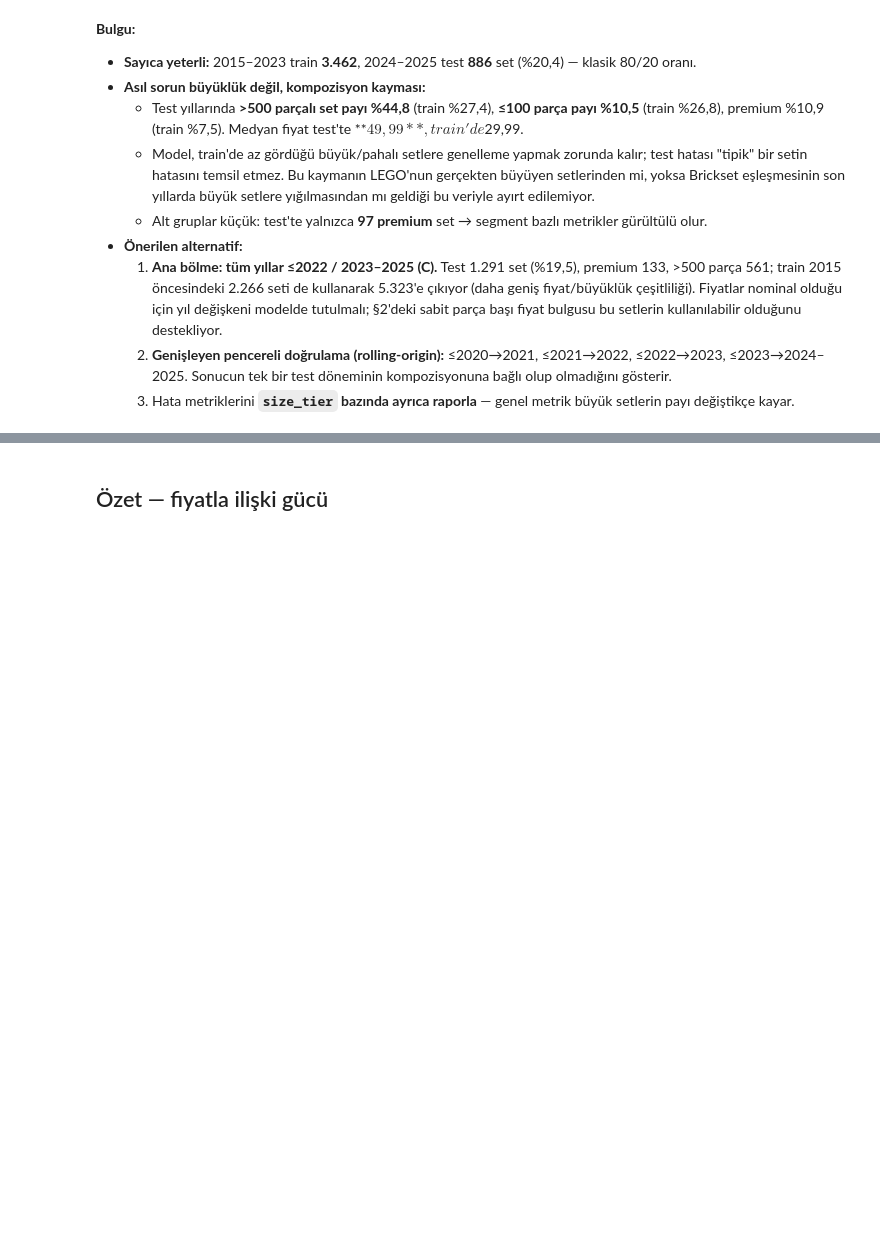
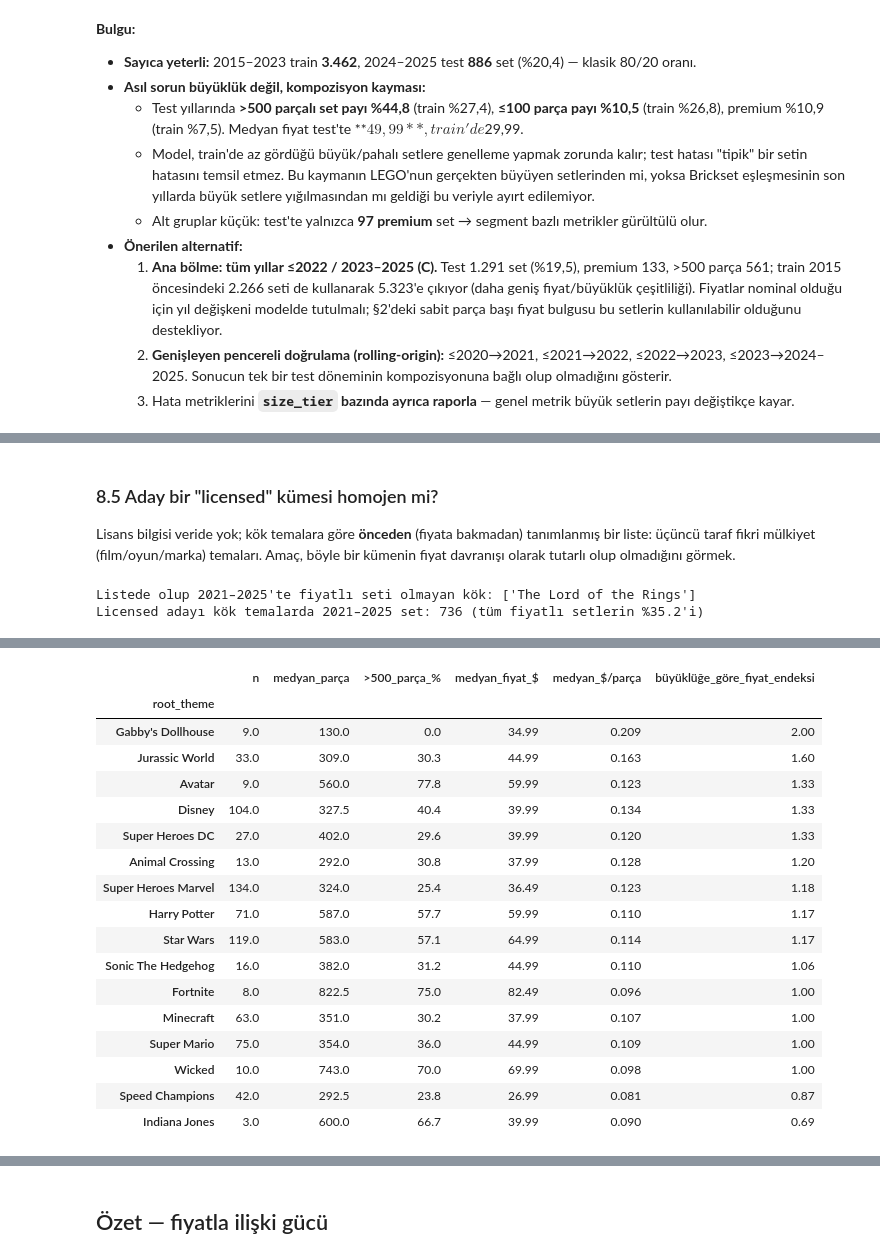
Before and after one commit to didemmrsln/brick-by-brick-lego-analysis, a Jupyter notebook: notebooks/08_price_eda.ipynb, the cells around one changed output, grey strips where cells are left out. Drawn from its saved outputs; the diff is of its cells as text; code cells hidden in the pictures; blank space fills up the shorter version.

```diff
--- a/notebooks/08_price_eda.ipynb
+++ b/notebooks/08_price_eda.ipynb
@@ -620,0 +760,6 @@ size_tier
+# %%
+# Duplo kökü altındaki "Basic Set" ve "Town" setleri gerçekten Duplo mu? Parça başına fiyat ne diyor?
+recent["price_per_part"] = recent["retail_price_us"] / recent["num_parts"]
+print("Parça başına medyan fiyat ($), 2021–2025:")
+print(recent.groupby(recent["root_theme"].eq("Duplo").map({True: "Duplo kökü", False: "diğer tüm kökler"}))["price_per_part"].median().round(3).to_string())
+recent.loc[recent["root_theme"] == "Duplo", ["set_num", "name", "theme_name", "theme_tier", "num_parts", "retail_price_us"]].sort_values("set_num").head(10)
@@ -620,0 +988,25 @@ size_tier
+# %% [markdown]
+### 8.5 Aday bir "licensed" kümesi homojen mi?
+
+Lisans bilgisi veride yok; kök temalara göre **önceden** (fiyata bakmadan) tanımlanmış bir liste: üçüncü taraf fikri
+mülkiyet (film/oyun/marka) temaları. Amaç, böyle bir kümenin fiyat davranışı olarak tutarlı olup olmadığını görmek.
+# %%
+LICENSED_ROOTS = ["Star Wars", "Harry Potter", "Super Heroes Marvel", "Super Heroes DC", "Disney", "Jurassic World",
+                  "Minecraft", "Super Mario", "Avatar", "Sonic The Hedgehog", "Fortnite", "Animal Crossing", "Wicked",
+                  "Speed Champions", "The Lord of the Rings", "Indiana Jones", "Gabby's Dollhouse"]
+print("Listede olup 2021–2025'te fiyatlı seti olmayan kök:", sorted(set(LICENSED_ROOTS) - set(recent["root_theme"])) or "yok")
+
+lic = recent[recent["root_theme"].isin(LICENSED_ROOTS) & (recent["theme_tier"] == "other")]  # UCS premium'da kalıyor
+lic_roots = lic.groupby("root_theme").apply(behaviour, include_groups=False).sort_values("büyüklüğe_göre_fiyat_endeksi", ascending=False)
+summary_lic = pd.DataFrame({
+    "licensed adayı (tümü)": behaviour(lic),
+    "premium (mevcut)": behaviour(recent[recent["theme_tier"] == "premium"]),
+    "mass_market (Duplo hariç)": behaviour(recent[(recent["theme_tier"] == "mass_market") & not_duplo]),
+    "other (licensed ve Duplo hariç)": behaviour(recent[(recent["theme_tier"] == "other") & ~recent.index.isin(lic.index) & not_duplo]),
+}).T
+print(f"Licensed adayı kök temalarda 2021–2025 set: {len(lic):,} (tüm fiyatlı setlerin %{len(lic) / len(recent) * 100:.1f}'i)")
+display(summary_lic)
+lic_roots
+# %% [output]
+Listede olup 2021–2025'te fiyatlı seti olmayan kök: ['The Lord of the Rings']
+Licensed adayı kök temalarda 2021–2025 set: 736 (tüm fiyatlı setlerin %35.2'i)
@@ -620,0 +1018,18 @@ size_tier
+|  | n | medyan_parça | >500_parça_% | medyan_fiyat_$ | medyan_$/parça | büyüklüğe_göre_fiyat_endeksi |
+| root_theme |  |  |  |  |  |  |
+| Gabby's Dollhouse | 9.0 | 130.0 | 0.0 | 34.99 | 0.209 | 2.00 |
+| Jurassic World | 33.0 | 309.0 | 30.3 | 44.99 | 0.163 | 1.60 |
+| Avatar | 9.0 | 560.0 | 77.8 | 59.99 | 0.123 | 1.33 |
+| Disney | 104.0 | 327.5 | 40.4 | 39.99 | 0.134 | 1.33 |
+| Super Heroes DC | 27.0 | 402.0 | 29.6 | 39.99 | 0.120 | 1.33 |
+| Animal Crossing | 13.0 | 292.0 | 30.8 | 37.99 | 0.128 | 1.20 |
+| Super Heroes Marvel | 134.0 | 324.0 | 25.4 | 36.49 | 0.123 | 1.18 |
+| Harry Potter | 71.0 | 587.0 | 57.7 | 59.99 | 0.110 | 1.17 |
+| Star Wars | 119.0 | 583.0 | 57.1 | 64.99 | 0.114 | 1.17 |
+| Sonic The Hedgehog | 16.0 | 382.0 | 31.2 | 44.99 | 0.110 | 1.06 |
+| Fortnite | 8.0 | 822.5 | 75.0 | 82.49 | 0.096 | 1.00 |
+| Minecraft | 63.0 | 351.0 | 30.2 | 37.99 | 0.107 | 1.00 |
+| Super Mario | 75.0 | 354.0 | 36.0 | 44.99 | 0.109 | 1.00 |
+| Wicked | 10.0 | 743.0 | 70.0 | 69.99 | 0.098 | 1.00 |
+| Speed Champions | 42.0 | 292.5 | 23.8 | 26.99 | 0.081 | 0.87 |
+| Indiana Jones | 3.0 | 600.0 | 66.7 | 39.99 | 0.090 | 0.69 |
```
Also changed, not shown: parts of 22 cells of this notebook, 1 other file.
